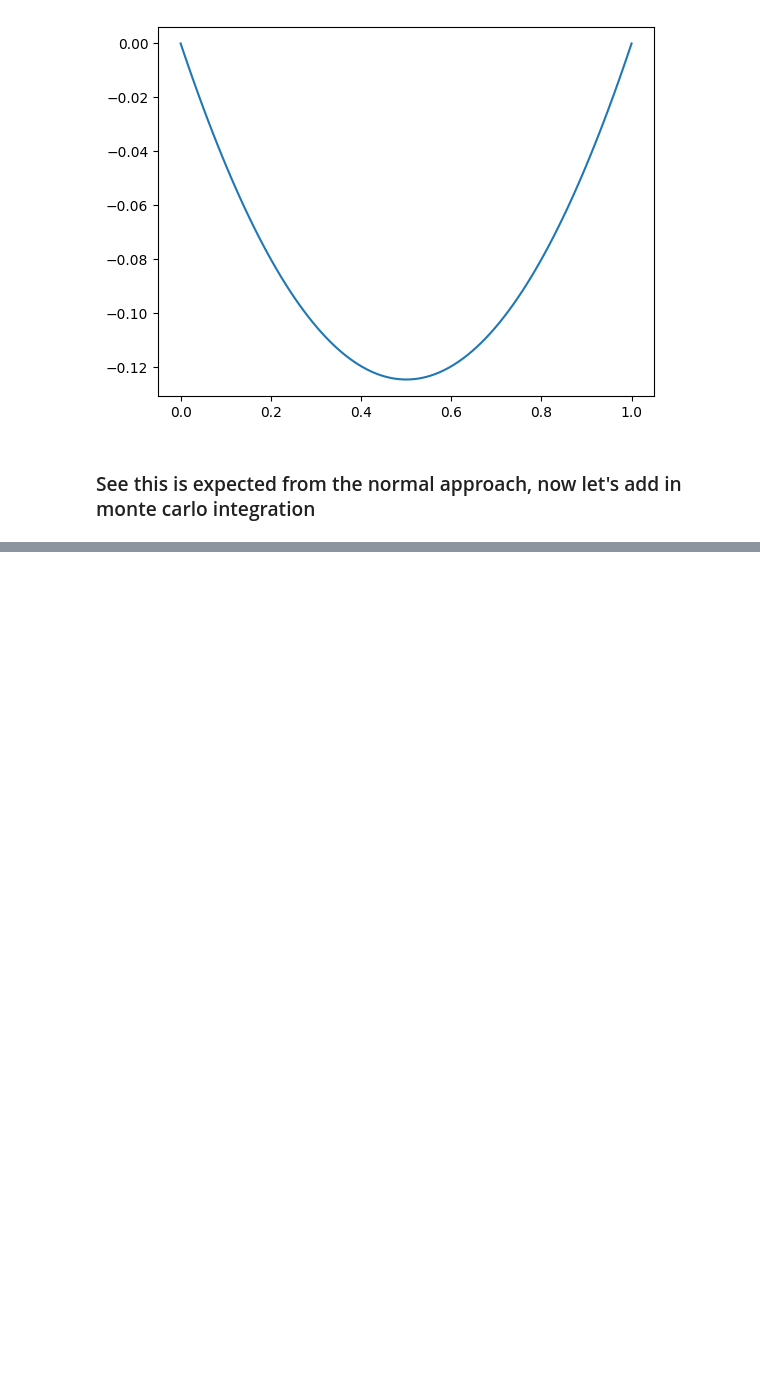
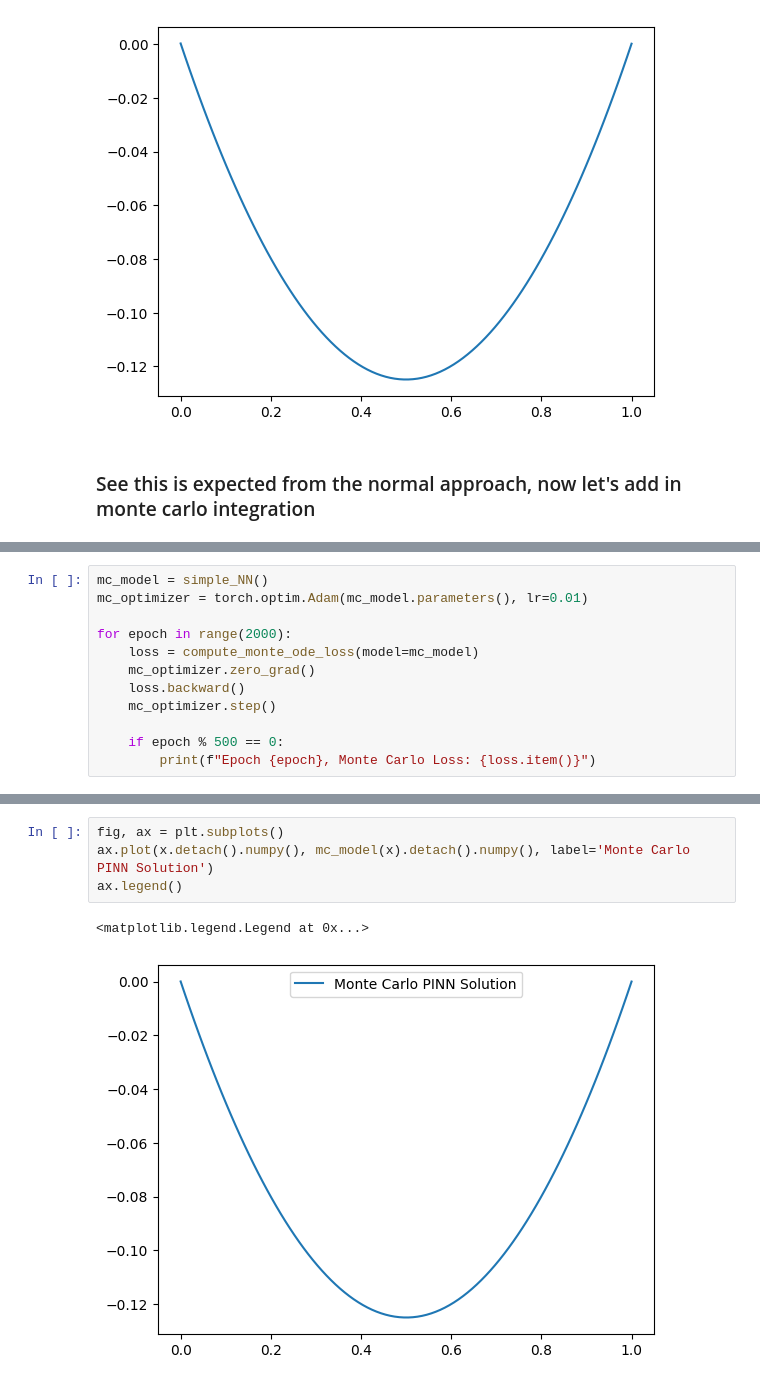
Before and after one commit to CalvoSeko/PINN_practice, a Jupyter notebook: demo_notebooks/physicsnemo_examples.ipynb, the cells around one changed output, grey strips where cells are left out. Drawn from its saved outputs; the diff is of its cells as text; blank space fills up the shorter version.

Commit message:
adding monte carlo

```diff
--- a/demo_notebooks/physicsnemo_examples.ipynb
+++ b/demo_notebooks/physicsnemo_examples.ipynb
@@ -131,0 +170,12 @@ ax.plot(x.detach().numpy(), model(x).detach().numpy(), label='PINN Solution')
+# %%
+mc_model = simple_NN()
+mc_optimizer = torch.optim.Adam(mc_model.parameters(), lr=0.01)
+
+for epoch in range(2000):
+    loss = compute_monte_ode_loss(model=mc_model)
+    mc_optimizer.zero_grad()
+    loss.backward()
+    mc_optimizer.step()
+
+    if epoch % 500 == 0:
+        print(f"Epoch {epoch}, Monte Carlo Loss: {loss.item()}")
@@ -131,0 +187,7 @@ ax.plot(x.detach().numpy(), model(x).detach().numpy(), label='PINN Solution')
+# %%
+fig, ax = plt.subplots()
+ax.plot(x.detach().numpy(), mc_model(x).detach().numpy(), label='Monte Carlo PINN Solution')
+ax.legend()
+# %% [output]
+<matplotlib.legend.Legend at 0x...>
+[figure, added]
```
Also changed, not shown: parts of 4 cells of this notebook.
